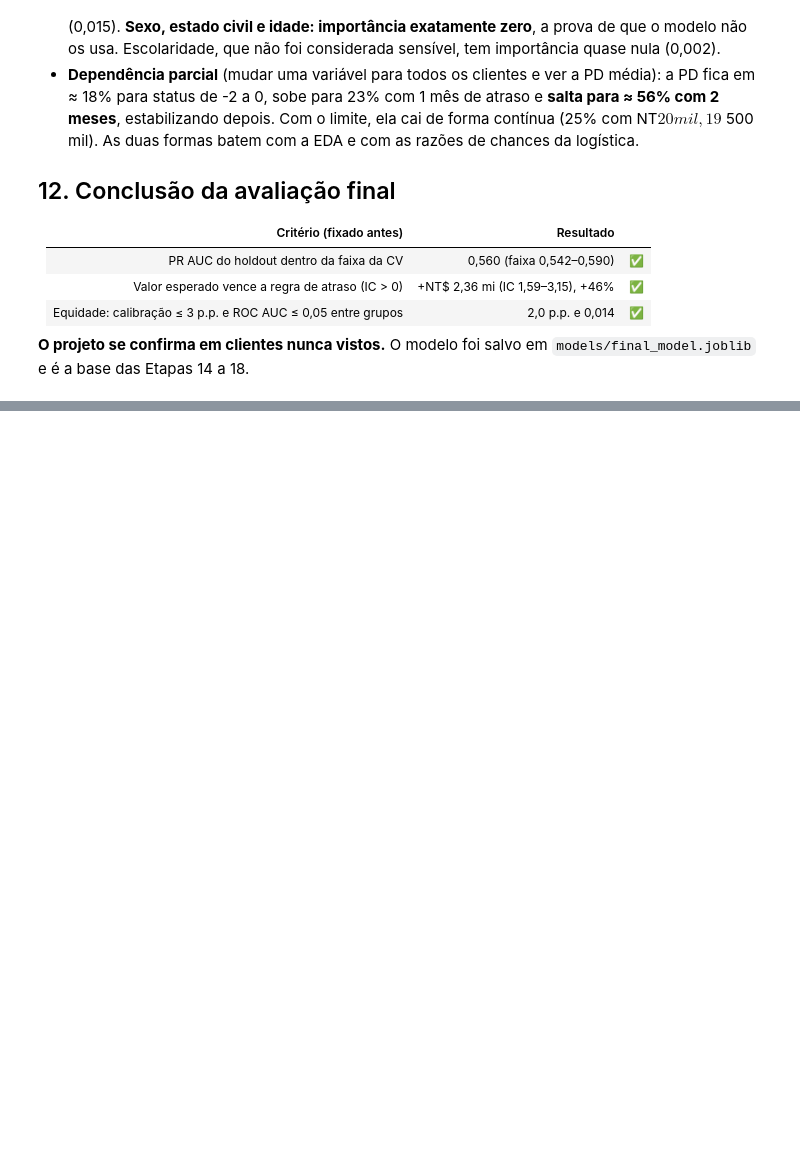
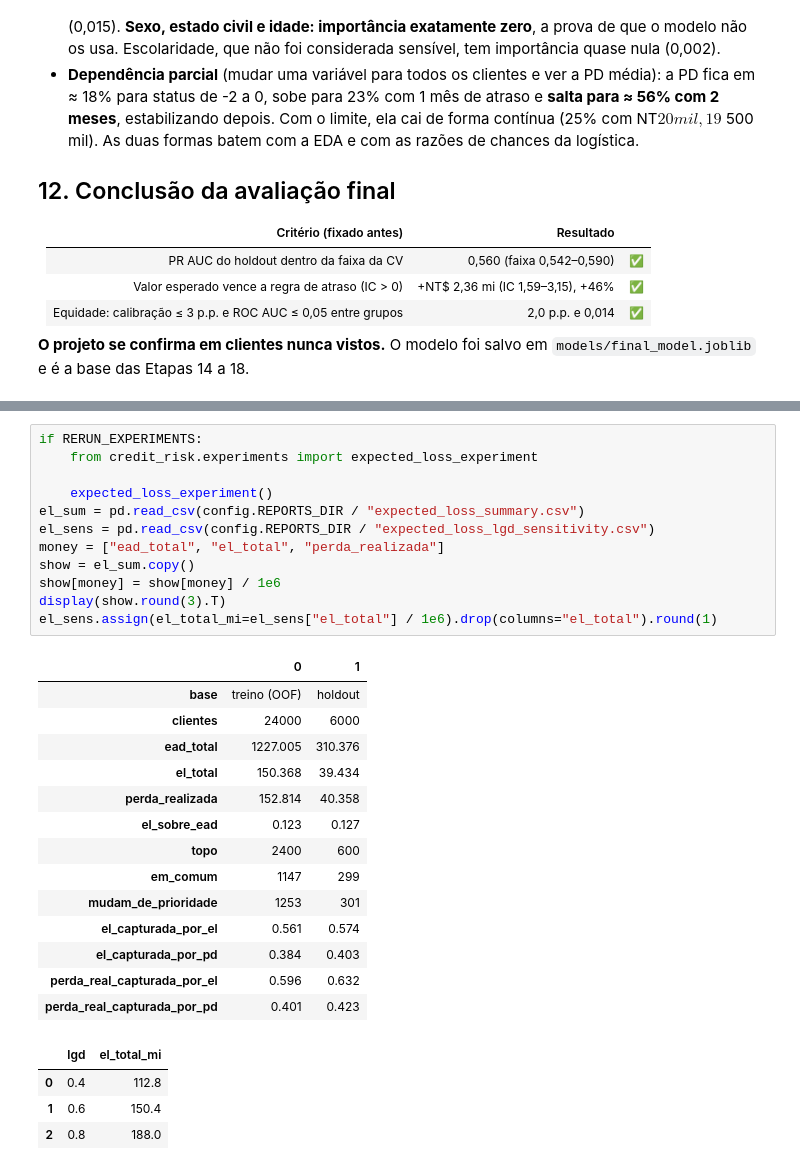
Before and after one commit to RToyoyama/credit-risk-semantix, a Jupyter notebook: notebooks/03_modelagem_e_decisao.ipynb, the cells around one changed output, grey strips where cells are left out. Saved outputs shown, nothing was run; the diff lists cells and outputs as text; blank space fills up the shorter version.

```diff
--- a/notebooks/03_modelagem_e_decisao.ipynb
+++ b/notebooks/03_modelagem_e_decisao.ipynb
@@ -1099,0 +1115,31 @@ PosixPath('/home/renan/projetos/credit-risk-semantix/reports/figures/final_04_pd
+# %%
+if RERUN_EXPERIMENTS:
+    from credit_risk.experiments import expected_loss_experiment
+
+    expected_loss_experiment()
+el_sum = pd.read_csv(config.REPORTS_DIR / "expected_loss_summary.csv")
+el_sens = pd.read_csv(config.REPORTS_DIR / "expected_loss_lgd_sensitivity.csv")
+money = ["ead_total", "el_total", "perda_realizada"]
+show = el_sum.copy()
+show[money] = show[money] / 1e6
+display(show.round(3).T)
+el_sens.assign(el_total_mi=el_sens["el_total"] / 1e6).drop(columns="el_total").round(1)
+# %% [output]
+|  | 0 | 1 |
+| base | treino (OOF) | holdout |
+| clientes | 24000 | 6000 |
+| ead_total | 1227.005 | 310.376 |
+| el_total | 150.368 | 39.434 |
+| perda_realizada | 152.814 | 40.358 |
+| el_sobre_ead | 0.123 | 0.127 |
+| topo | 2400 | 600 |
+| em_comum | 1147 | 299 |
+| mudam_de_prioridade | 1253 | 301 |
+| el_capturada_por_el | 0.561 | 0.574 |
+| el_capturada_por_pd | 0.384 | 0.403 |
+| perda_real_capturada_por_el | 0.596 | 0.632 |
+| perda_real_capturada_por_pd | 0.401 | 0.423 |
+|  | lgd | el_total_mi |
+| 0 | 0.4 | 112.8 |
+| 1 | 0.6 | 150.4 |
+| 2 | 0.8 | 188.0 |
```
Also changed, not shown: parts of 3 cells of this notebook, 10 other files.
